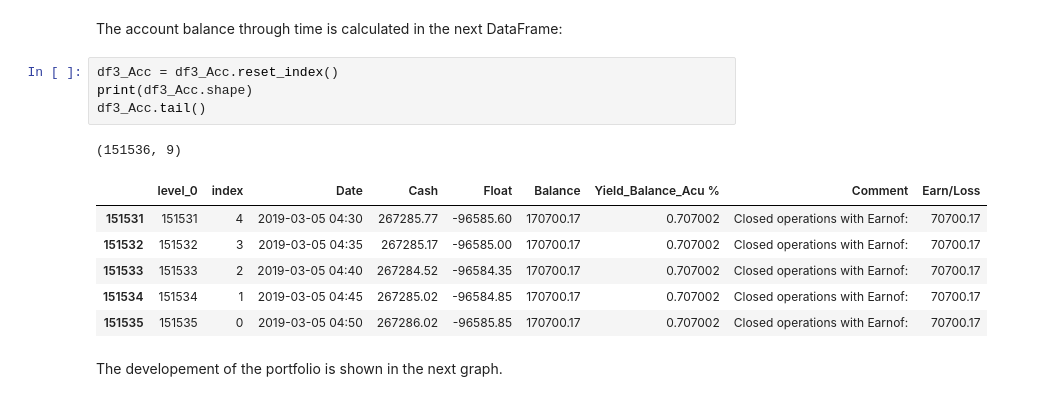
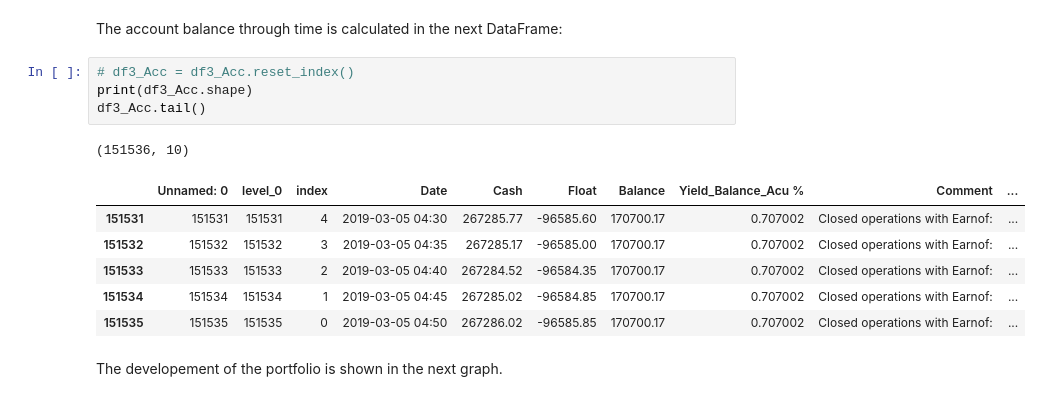
Before and after one commit to valenescobar/lab1_p1_eq4, a Jupyter notebook: lab2_pt1_eq3.ipynb, the cells around one changed output. Drawn from its saved outputs; the diff is of its cells as text.

```diff
--- a/lab2_pt1_eq3.ipynb
+++ b/lab2_pt1_eq3.ipynb
@@ -447,17 +451,17 @@ Open Operations
 # %% [markdown]
 The account balance through time is calculated in the next DataFrame:
 # %%
-df3_Acc = df3_Acc.reset_index()
+# df3_Acc = df3_Acc.reset_index()
 print(df3_Acc.shape)
 df3_Acc.tail()
 # %% [output]
-(151536, 9)
+(151536, 10)
-|  | level_0 | index | Date | Cash | Float | Balance | Yield_Balance_Acu % | Comment | Earn/Loss |
-| 151531 | 151531 | 4 | 2019-03-05 04:30 | 267285.77 | -96585.60 | 170700.17 | 0.707002 | Closed operations with Earnof: | 70700.17 |
-| 151532 | 151532 | 3 | 2019-03-05 04:35 | 267285.17 | -96585.00 | 170700.17 | 0.707002 | Closed operations with Earnof: | 70700.17 |
-| 151533 | 151533 | 2 | 2019-03-05 04:40 | 267284.52 | -96584.35 | 170700.17 | 0.707002 | Closed operations with Earnof: | 70700.17 |
-| 151534 | 151534 | 1 | 2019-03-05 04:45 | 267285.02 | -96584.85 | 170700.17 | 0.707002 | Closed operations with Earnof: | 70700.17 |
-| 151535 | 151535 | 0 | 2019-03-05 04:50 | 267286.02 | -96585.85 | 170700.17 | 0.707002 | Closed operations with Earnof: | 70700.17 |
+|  | Unnamed: 0 | level_0 | index | Date | Cash | Float | Balance | Yield_Balance_Acu % | Comment | ... |
+| 151531 | 151531 | 151531 | 4 | 2019-03-05 04:30 | 267285.77 | -96585.60 | 170700.17 | 0.707002 | Closed operations with Earnof: | ... |
+| 151532 | 151532 | 151532 | 3 | 2019-03-05 04:35 | 267285.17 | -96585.00 | 170700.17 | 0.707002 | Closed operations with Earnof: | ... |
+| 151533 | 151533 | 151533 | 2 | 2019-03-05 04:40 | 267284.52 | -96584.35 | 170700.17 | 0.707002 | Closed operations with Earnof: | ... |
+| 151534 | 151534 | 151534 | 1 | 2019-03-05 04:45 | 267285.02 | -96584.85 | 170700.17 | 0.707002 | Closed operations with Earnof: | ... |
+| 151535 | 151535 | 151535 | 0 | 2019-03-05 04:50 | 267286.02 | -96585.85 | 170700.17 | 0.707002 | Closed operations with Earnof: | ... |
 # %% [markdown]
 The developement of the portfolio is shown in the next graph.
 # %%
```
Also changed, not shown: parts of 6 cells of this notebook.
